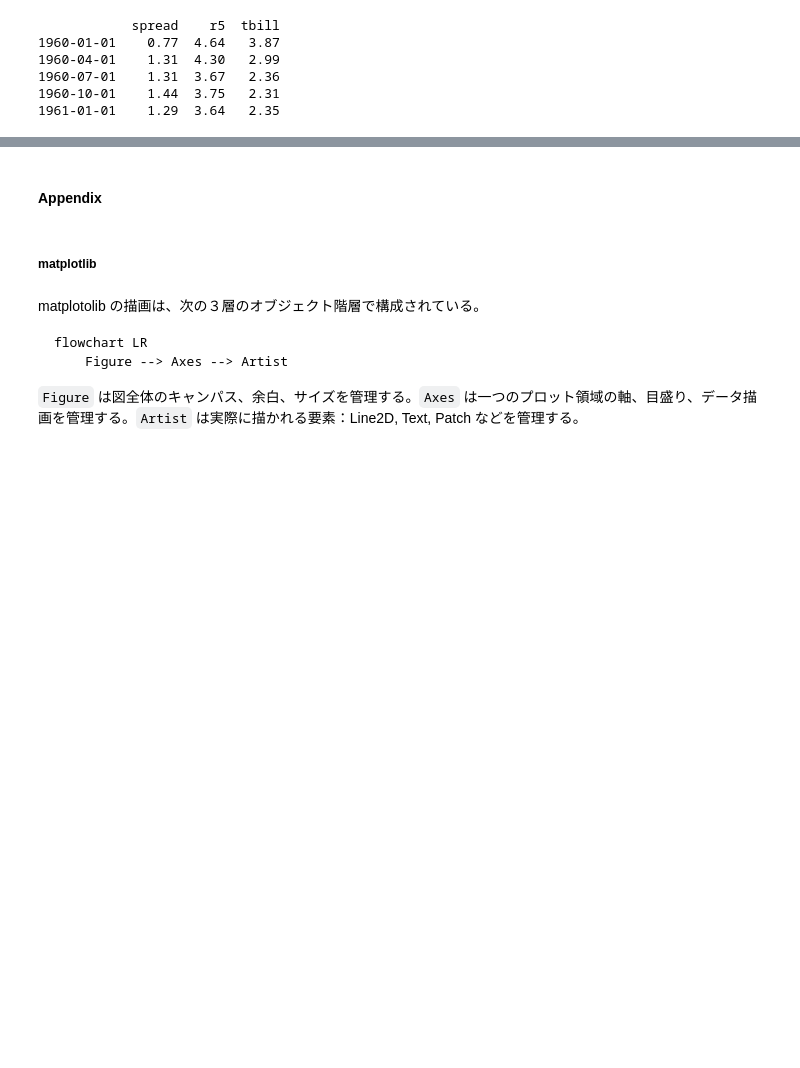
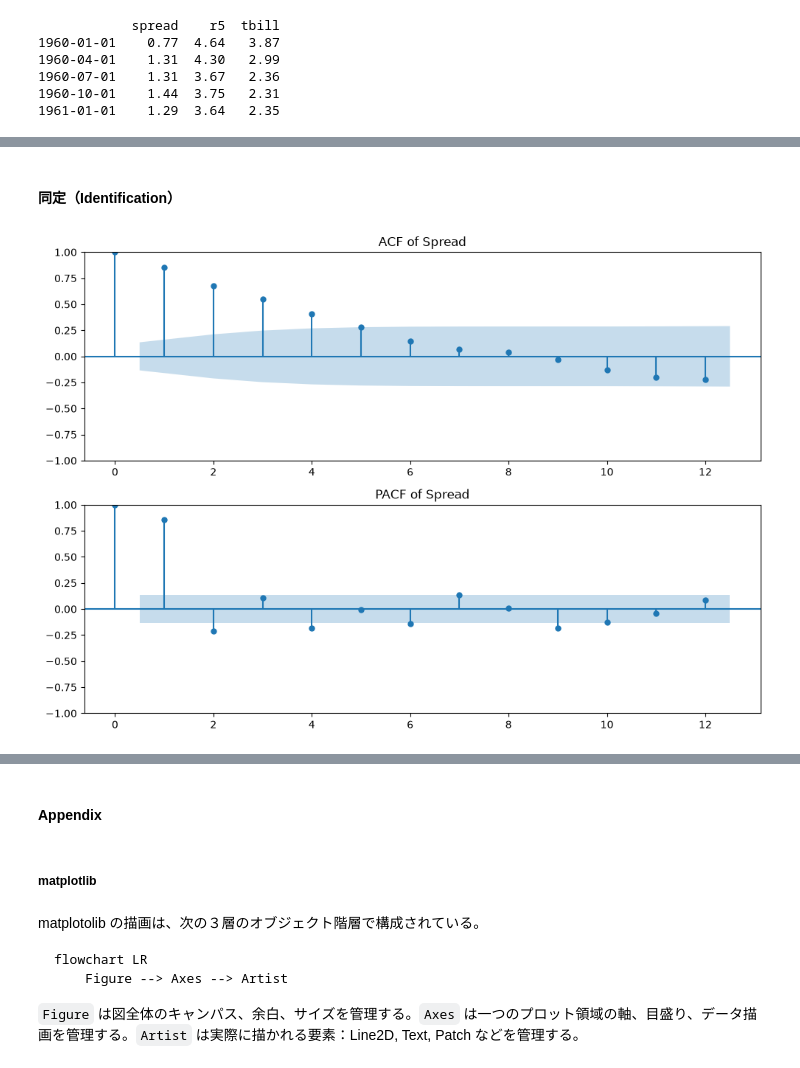
Before and after one commit to IkutoYoshioka/Time-series-analysis, a Jupyter notebook: StationaryTimeSeriesModels.ipynb, the cells around one changed output, grey strips where cells are left out. Saved outputs shown, nothing was run; the diff lists cells and outputs as text; code cells hidden in the pictures; blank space fills up the shorter version.

```diff
--- a/StationaryTimeSeriesModels.ipynb
+++ b/StationaryTimeSeriesModels.ipynb
@@ -79,0 +123,20 @@ plt.show()
+# %% [markdown]
+#### 同定（Identification）
+# %%
+# ACFとPACFの描画
+
+import matplotlib.pyplot as plt
+from statsmodels.graphics.tsaplots import plot_acf, plot_pacf
+
+fig, axes = plt.subplots(2, 1,figsize=(10, 7))  # 2行1列のサブプロットを作成, axesは2つのAxesオブジェクトの配列
+
+plot_acf(data_spread['spread'].dropna(), lags=12, ax=axes[0])
+axes[0].set_title('ACF of Spread')
+
+plot_pacf(data_spread['spread'].dropna(), lags=12, ax=axes[1], method='ywm')  # method='ywm'はYule-Walker法を使用してPACFを計算する
+axes[1].set_title('PACF of Spread')
+
+plt.tight_layout()
+plt.show()
+# %% [output]
+[figure, added]
```
Also changed, not shown: parts of 13 cells of this notebook, 2 other files.
